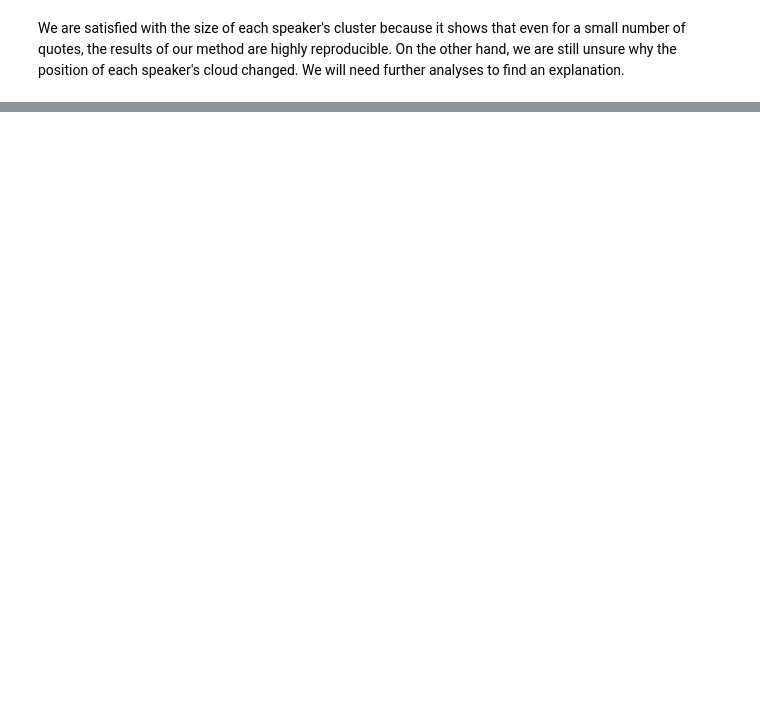
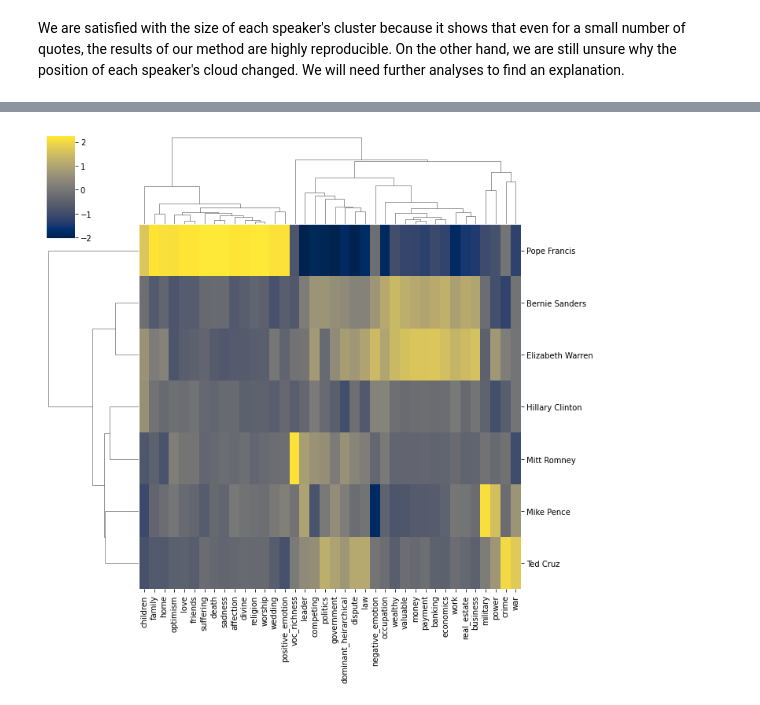
Before and after one commit to paulmoreau40/Applied-Data-Analysis-project-EPFL, a Jupyter notebook: src/Milestone_3.ipynb, the cells around one changed output, grey strips where cells are left out. Cells and saved outputs as stored; diff of their text form; code cells hidden in the pictures; blank space fills up the shorter version.

```diff
--- a/src/Milestone_3.ipynb
+++ b/src/Milestone_3.ipynb
@@ -864,0 +890,10 @@ We are satisfied with the size of each speaker's cluster because it shows that e
+# %%
+#this allows to load the results of the feature extraction
+file = '../data/all_features.pkl'
+all_features = pd.read_pickle(file)
+
+unselected_features = all_features.loc[:,'voc_richness':'We'].copy()
+categories = all_features['category'].copy()
+#with pd.option_context('display.max_rows', None, 'display.max_columns', None):
+#    print(unselected_features.var().sort_values())
+unselected_features
@@ -864,0 +912,7 @@ We are satisfied with the size of each speaker's cluster because it shows that e
+# %%
+vt = VarianceThreshold(threshold=0.00001) #default arg threshold=0
+_ = vt.fit(unselected_features)
+
+mask = vt.get_support()
+selected_features_1 = unselected_features.loc[:, mask]
+selected_features_1.head()
@@ -864,0 +927,5 @@ We are satisfied with the size of each speaker's cluster because it shows that e
+# %%
+sns.clustermap(selected_features_1, cmap='cividis', yticklabels = all_features.index, z_score=True)
+plt.show()
+# %% [output]
+[figure, added]
```
Also changed, not shown: parts of 31 cells of this notebook.
